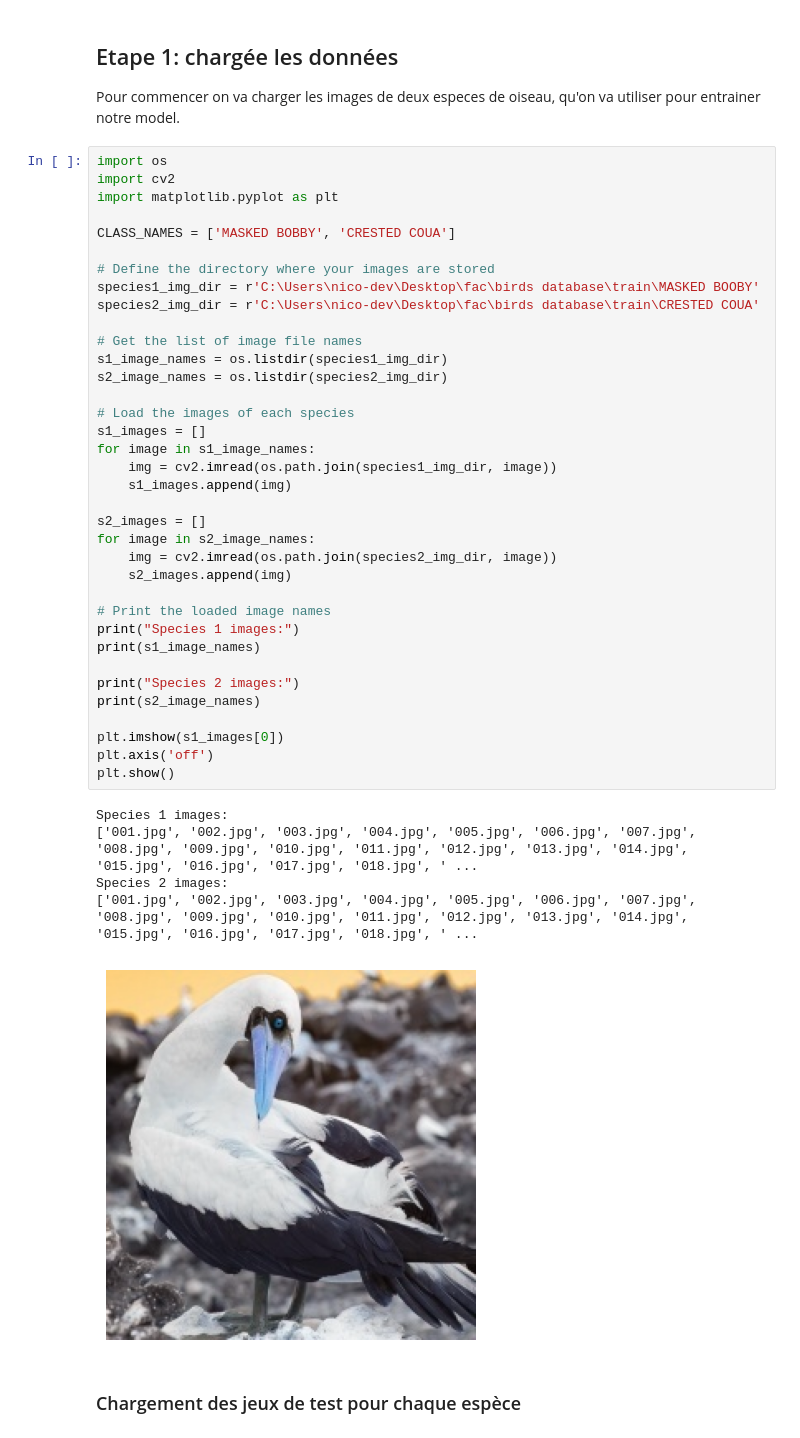
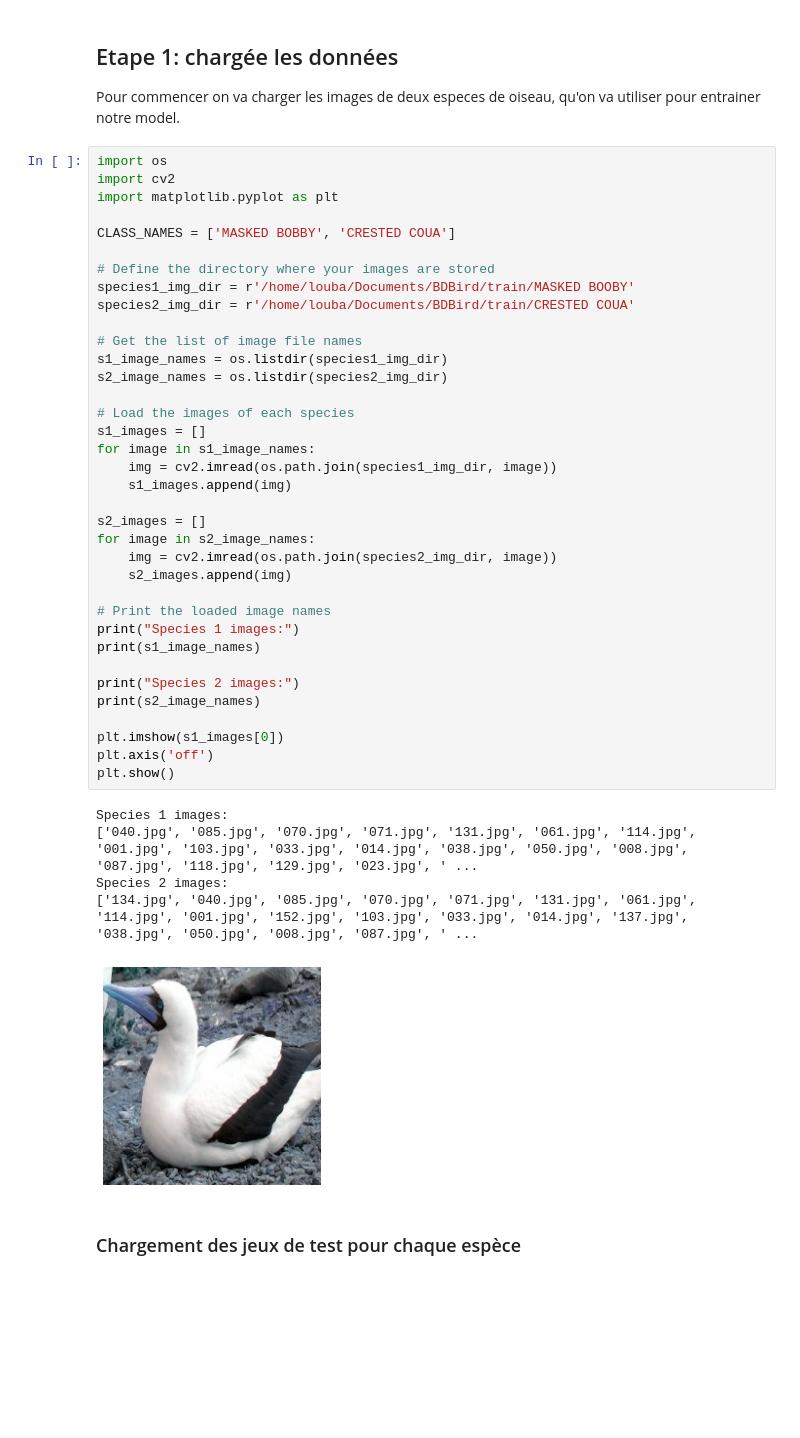
Before and after one commit to BirdIdentifier/BirdIdentifier, a Jupyter notebook: binary-tree.ipynb, the cells around one changed output. Drawn from its saved outputs; the diff is of its cells as text; blank space fills up the shorter version.

```diff
--- a/binary-tree.ipynb
+++ b/binary-tree.ipynb
@@ -16,40 +16,40 @@ import matplotlib.pyplot as plt
 CLASS_NAMES = ['MASKED BOBBY', 'CRESTED COUA']
 
 # Define the directory where your images are stored
-species1_img_dir = r'C:\Users\nico-dev\Desktop\fac\birds database\train\MASKED BOOBY'
-species2_img_dir = r'C:\Users\nico-dev\Desktop\fac\birds database\train\CRESTED COUA'
+species1_img_dir = r'/home/louba/Documents/BDBird/train/MASKED BOOBY'
+species2_img_dir = r'/home/louba/Documents/BDBird/train/CRESTED COUA'
 
 # Get the list of image file names
 s1_image_names = os.listdir(species1_img_dir)
 s2_image_names = os.listdir(species2_img_dir)
 
 # Load the images of each species
 s1_images = []
 for image in s1_image_names:
     img = cv2.imread(os.path.join(species1_img_dir, image))
     s1_images.append(img)
 
 s2_images = []
 for image in s2_image_names:
     img = cv2.imread(os.path.join(species2_img_dir, image))
     s2_images.append(img)
 
 # Print the loaded image names
 print("Species 1 images:")
 print(s1_image_names)
 
 print("Species 2 images:")
 print(s2_image_names)
 
 plt.imshow(s1_images[0])
 plt.axis('off')
 plt.show()
 # %% [output]
 Species 1 images:
-['001.jpg', '002.jpg', '003.jpg', '004.jpg', '005.jpg', '006.jpg', '007.jpg', '008.jpg', '009.jpg', '010.jpg', '011.jpg', '012.jpg', '013.jpg', '014.jpg', '015.jpg', '016.jpg', '017.jpg', '018.jpg', ' ...
+['040.jpg', '085.jpg', '070.jpg', '071.jpg', '131.jpg', '061.jpg', '114.jpg', '001.jpg', '103.jpg', '033.jpg', '014.jpg', '038.jpg', '050.jpg', '008.jpg', '087.jpg', '118.jpg', '129.jpg', '023.jpg', ' ...
 Species 2 images:
-['001.jpg', '002.jpg', '003.jpg', '004.jpg', '005.jpg', '006.jpg', '007.jpg', '008.jpg', '009.jpg', '010.jpg', '011.jpg', '012.jpg', '013.jpg', '014.jpg', '015.jpg', '016.jpg', '017.jpg', '018.jpg', ' ...
+['134.jpg', '040.jpg', '085.jpg', '070.jpg', '071.jpg', '131.jpg', '061.jpg', '114.jpg', '001.jpg', '152.jpg', '103.jpg', '033.jpg', '014.jpg', '137.jpg', '038.jpg', '050.jpg', '008.jpg', '087.jpg', ' ...
-[figure, old version]
+[figure, new version]
 # %% [markdown]
 ### Chargement des jeux de test pour chaque espèce
 # %%
```
Also changed, not shown: parts of 10 cells of this notebook, 1 other file.
